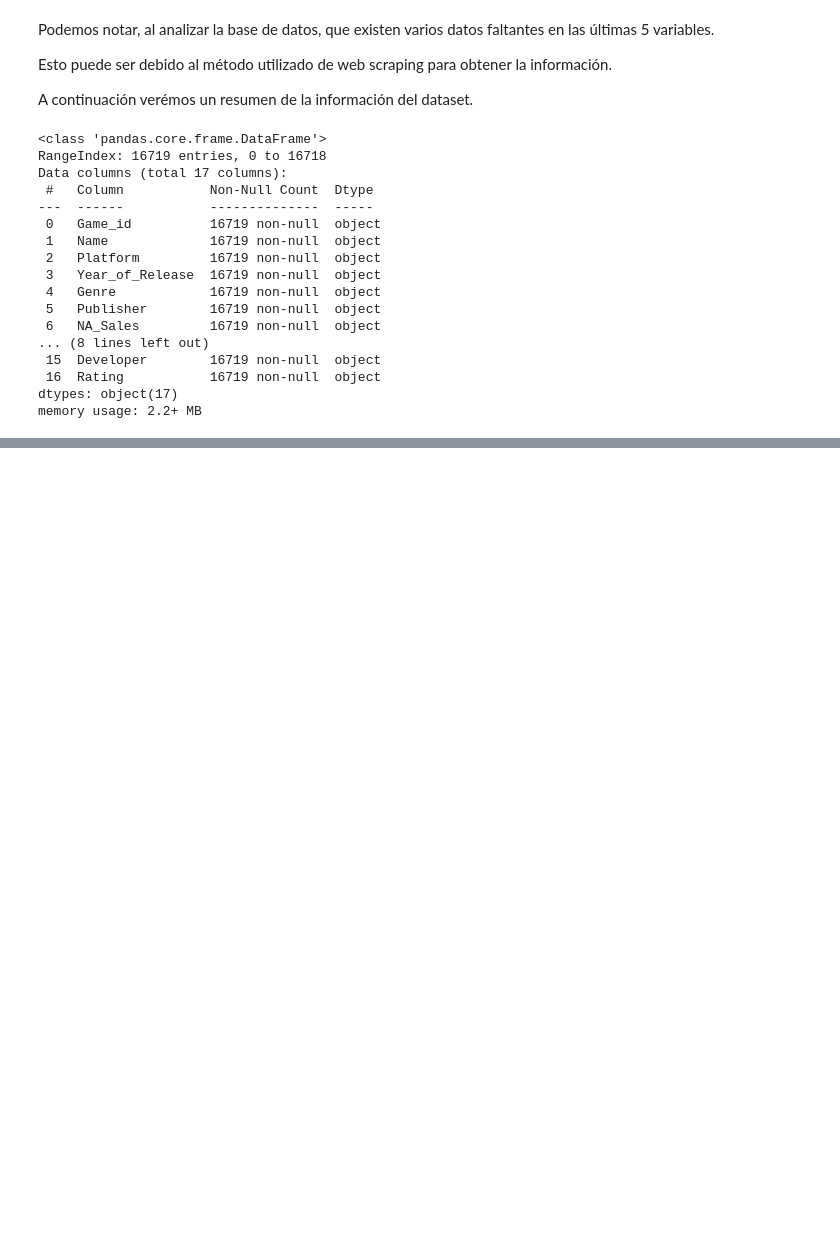
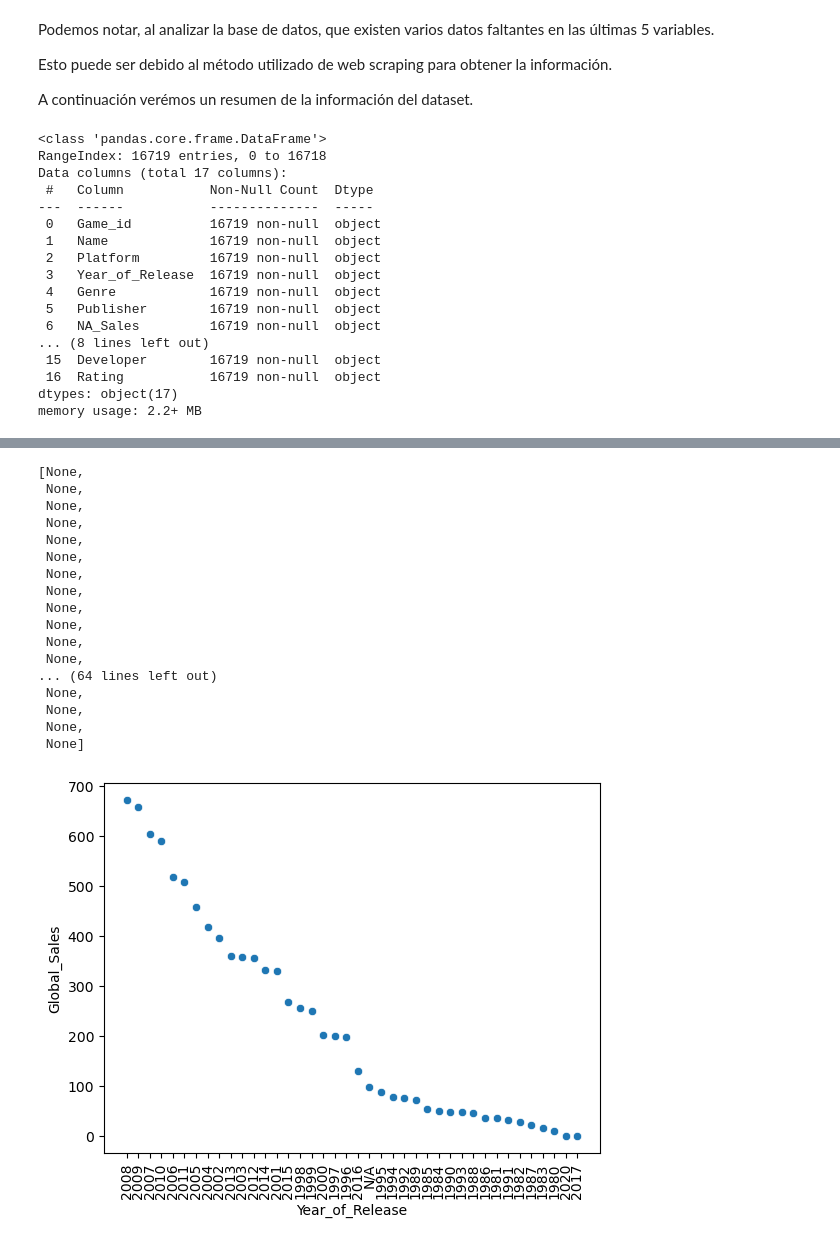
Before and after one commit to cristoforo93/ProyectoFinal, a Jupyter notebook: reporte.ipynb, the cells around one changed output, grey strips where cells are left out. Cells and saved outputs as stored; diff of their text form; code cells hidden in the pictures; blank space fills up the shorter version.

```diff
--- a/reporte.ipynb
+++ b/reporte.ipynb
@@ -61,0 +152,4 @@ memory usage: 2.2+ MB
+# %%
+año = gamesales[['Year_of_Release','Global_Sales']]
+año['Global_Sales'] = año['Global_Sales'].astype('float')
+print(año.groupby('Year_of_Release').sum().sort_values('Global_Sales',ascending=False))
@@ -61,0 +179,24 @@ memory usage: 2.2+ MB
+# %%
+plot = sb.scatterplot(data = año.groupby('Year_of_Release').sum().sort_values('Global_Sales',ascending=False),
+               x='Year_of_Release',
+               y='Global_Sales')
+plt.setp(plot.get_xticklabels(),rotation=90)
+# %% [output]
+[None,
+ None,
+ None,
+ None,
+ None,
+ None,
+ None,
+ None,
+ None,
+ None,
+ None,
+ None,
+... (64 lines left out)
+ None,
+ None,
+ None,
+ None]
+[figure, added]
```
Also changed, not shown: parts of 29 cells of this notebook, 1 other file.
